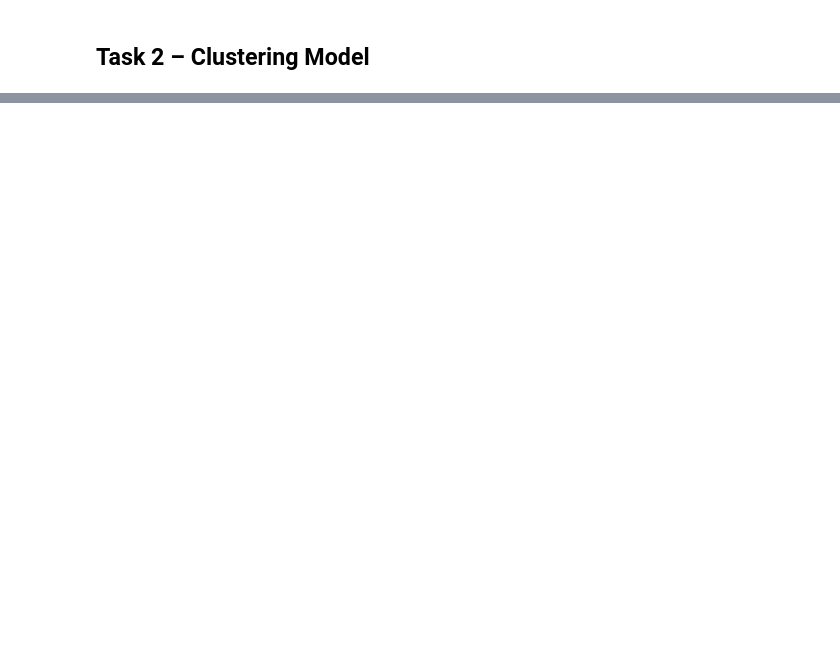
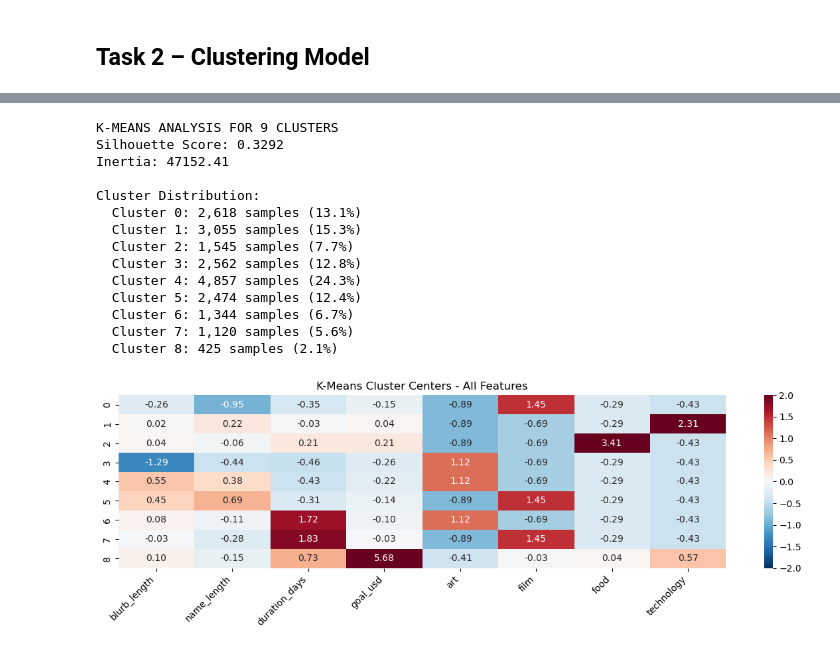
Before and after one commit to sofiaberumenr/Project_Success_KickStarter, a Jupyter notebook: kickstarter_analysis.ipynb, the cells around one changed output, grey strips where cells are left out. Saved outputs shown, nothing was run; the diff lists cells and outputs as text; code cells hidden in the pictures; blank space fills up the shorter version.

```diff
--- a/kickstarter_analysis.ipynb
+++ b/kickstarter_analysis.ipynb
@@ -1168,0 +1672,59 @@ plt.show()
+# %%
+print(f"K-MEANS ANALYSIS FOR 9 CLUSTERS")
+# Fit K-means
+k = 9
+kmeans = KMeans(n_clusters=k, random_state=42, n_init=10)
+labels = kmeans.fit_predict(X_sample)
+
+# Store results
+kmeans_results = {}
+kmeans_results[k] = {
+    'model': kmeans,
+    'labels': labels,
+    'silhouette': silhouette_score(X_sample, labels),
+    'inertia': kmeans.inertia_
+}
+
+# Print metrics
+print(f"Silhouette Score: {kmeans_results[k]['silhouette']:.4f}")
+print(f"Inertia: {kmeans_results[k]['inertia']:.2f}")
+
+# Cluster distribution
+cluster_counts = pd.Series(labels).value_counts().sort_index()
+print(f"\nCluster Distribution:")
+for cluster_id, count in cluster_counts.items():
+    percentage = (count / len(labels)) * 100
+    print(f"  Cluster {cluster_id}: {count:,} samples ({percentage:.1f}%)")
+
+# Analyze clusters with 4 super-categories
+clustering_feature_names = X_clustering.columns.tolist()
+cluster_centers_df = pd.DataFrame(kmeans.cluster_centers_, columns=clustering_feature_names)
+
+
+# All features heatmap
+plt.figure(figsize=(12, 4))
+clean_feature_names = [col.replace('category_', '') if col.startswith('category_') else col for col in clustering_feature_names]
+centers_clean = cluster_centers_df.copy()
+centers_clean.columns = clean_feature_names
+sns.heatmap(centers_clean, cmap='RdBu_r', annot=True, fmt='.2f',
+            center=0, vmin=-2, vmax=2)
+plt.title('K-Means Cluster Centers - All Features')
+plt.xticks(rotation=45, ha='right')
+plt.tight_layout()
+plt.show()
+# %% [output]
+K-MEANS ANALYSIS FOR 9 CLUSTERS
+Silhouette Score: 0.3292
+Inertia: 47152.41
+
+Cluster Distribution:
+  Cluster 0: 2,618 samples (13.1%)
+  Cluster 1: 3,055 samples (15.3%)
+  Cluster 2: 1,545 samples (7.7%)
+  Cluster 3: 2,562 samples (12.8%)
+  Cluster 4: 4,857 samples (24.3%)
+  Cluster 5: 2,474 samples (12.4%)
+  Cluster 6: 1,344 samples (6.7%)
+  Cluster 7: 1,120 samples (5.6%)
+  Cluster 8: 425 samples (2.1%)
+[figure, added]
```
Also changed, not shown: parts of 56 cells of this notebook, 1 other file.
